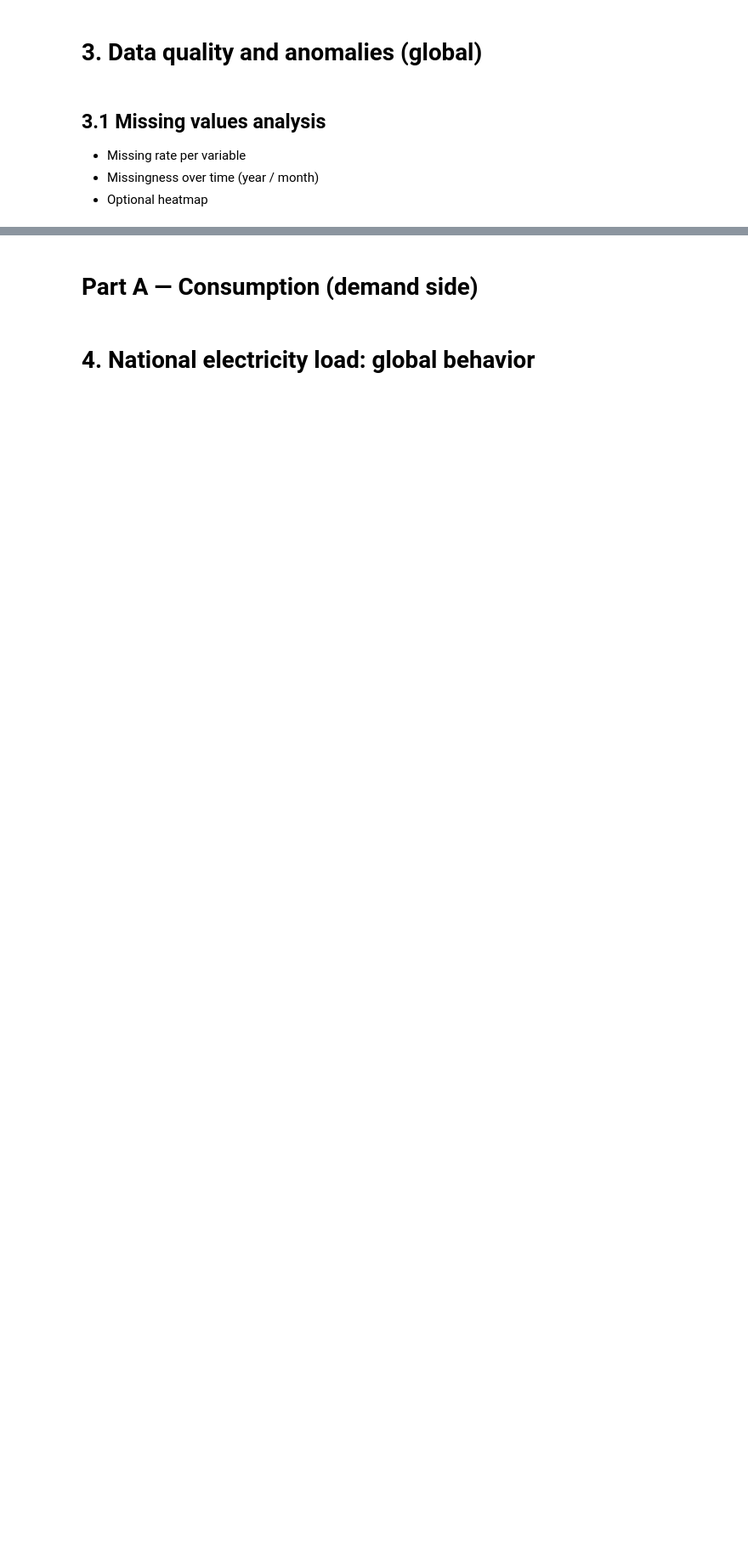
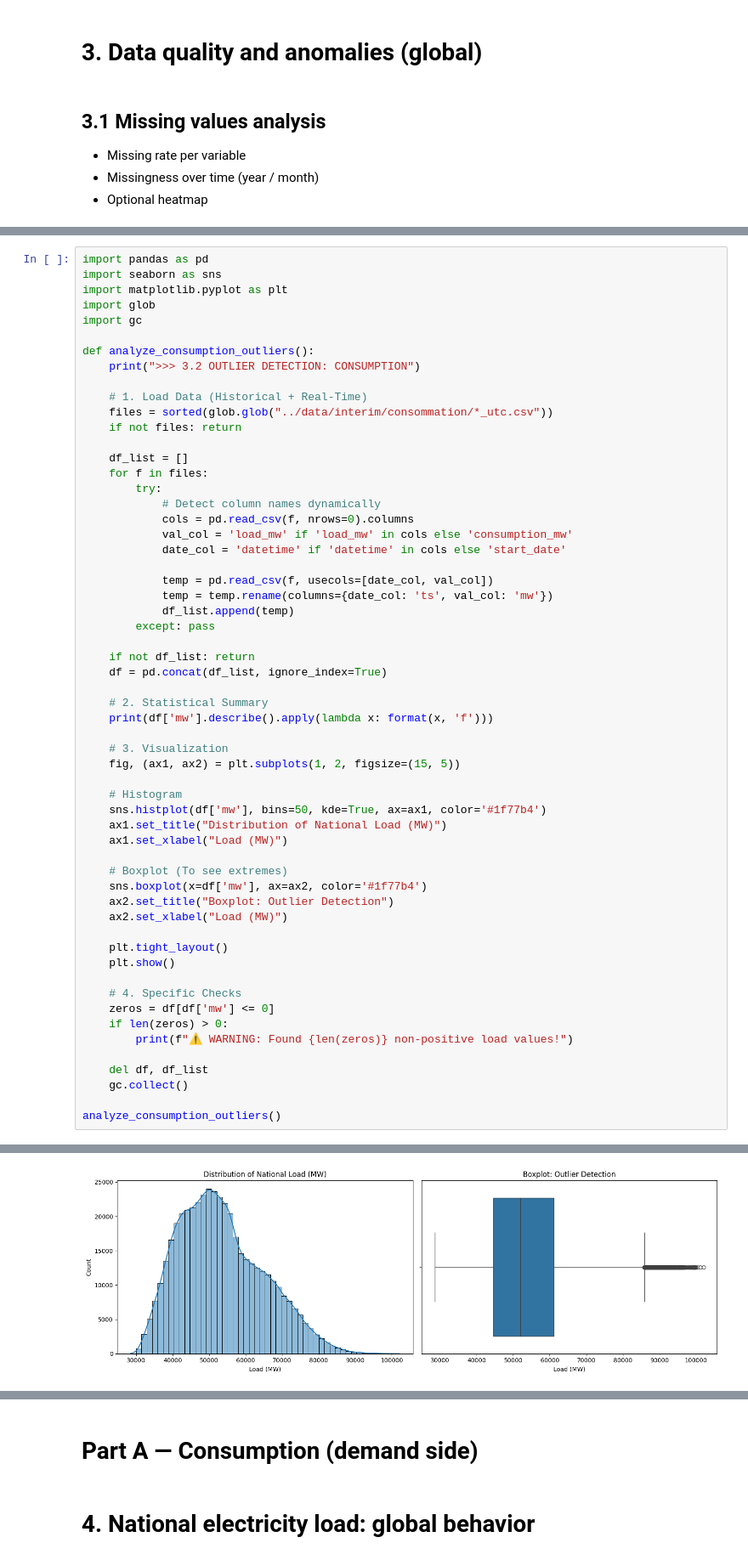
Before and after one commit to quentinbenchetrit/france-grid-stress-prediction, a Jupyter notebook: notebooks/EDA.ipynb, the cells around one changed output, grey strips where cells are left out. Shown: that part at 85% size. Saved outputs shown, nothing was run; the diff lists cells and outputs as text; blank space fills up the shorter version.

```diff
--- a/notebooks/EDA.ipynb
+++ b/notebooks/EDA.ipynb
@@ -1497,0 +1698,59 @@ This DST handling is a core component of the project-wide **UTC-only time policy
+# %%
+import pandas as pd
+import seaborn as sns
+import matplotlib.pyplot as plt
+import glob
+import gc
+
+def analyze_consumption_outliers():
+    print(">>> 3.2 OUTLIER DETECTION: CONSUMPTION")
+
+    # 1. Load Data (Historical + Real-Time)
+    files = sorted(glob.glob("../data/interim/consommation/*_utc.csv"))
+    if not files: return
+
+    df_list = []
+    for f in files:
+        try:
+            # Detect column names dynamically
+            cols = pd.read_csv(f, nrows=0).columns
+            val_col = 'load_mw' if 'load_mw' in cols else 'consumption_mw'
+            date_col = 'datetime' if 'datetime' in cols else 'start_date'
+
+            temp = pd.read_csv(f, usecols=[date_col, val_col])
+            temp = temp.rename(columns={date_col: 'ts', val_col: 'mw'})
+            df_list.append(temp)
+        except: pass
+
+    if not df_list: return
+    df = pd.concat(df_list, ignore_index=True)
+
+    # 2. Statistical Summary
+    print(df['mw'].describe().apply(lambda x: format(x, 'f')))
+
+    # 3. Visualization
+    fig, (ax1, ax2) = plt.subplots(1, 2, figsize=(15, 5))
+
+    # Histogram
+    sns.histplot(df['mw'], bins=50, kde=True, ax=ax1, color='#1f77b4')
+    ax1.set_title("Distribution of National Load (MW)")
+    ax1.set_xlabel("Load (MW)")
+
+    # Boxplot (To see extremes)
+    sns.boxplot(x=df['mw'], ax=ax2, color='#1f77b4')
+    ax2.set_title("Boxplot: Outlier Detection")
+    ax2.set_xlabel("Load (MW)")
+
+    plt.tight_layout()
+    plt.show()
+
+    # 4. Specific Checks
+    zeros = df[df['mw'] <= 0]
+    if len(zeros) > 0:
+        print(f"⚠️ WARNING: Found {len(zeros)} non-positive load values!")
+
+    del df, df_list
+    gc.collect()
+
+analyze_consumption_outliers()
+# %% [output]
@@ -1497,0 +1767 @@ This DST handling is a core component of the project-wide **UTC-only time policy
+[figure, added]
```
Also changed, not shown: parts of 10 cells of this notebook.
